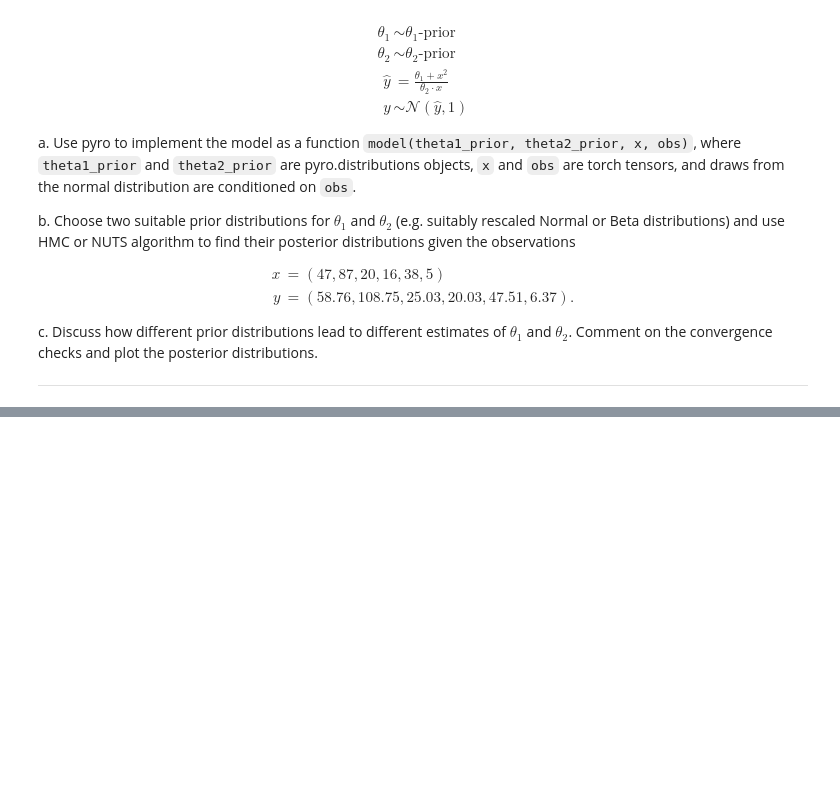
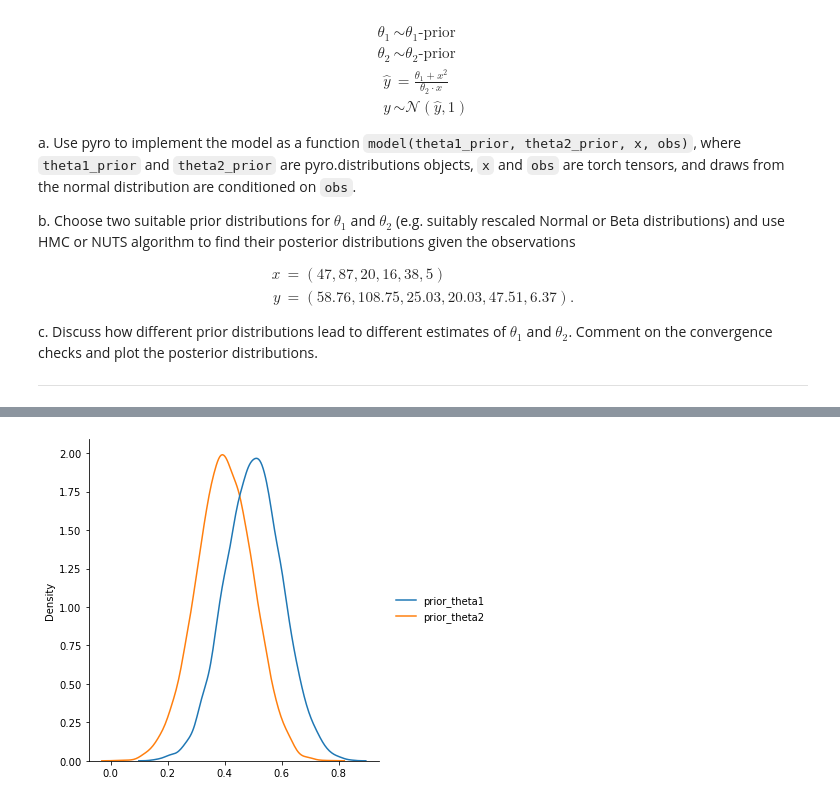
Before and after one commit to Francesc0rtu/statistical-machine-learning, a Jupyter notebook: homeworks2022/Solutions/homework4_ortu.ipynb, the cells around one changed output, grey strips where cells are left out. Saved outputs shown, nothing was run; the diff lists cells and outputs as text; code cells hidden in the pictures; blank space fills up the shorter version.

```diff
--- a/homeworks2022/Solutions/homework4_ortu.ipynb
+++ b/homeworks2022/Solutions/homework4_ortu.ipynb
@@ -72,6 +84,7 @@ theta2_beta = dist.Beta(0.5,0.9)
 # %%
 ### Gaussian distributions
-theta1_gauss = dist.Normal(0.40,0.1)
-theta2_gauss = dist.Normal(0.55,0.1)
-plot_dist(theta1_gauss)
-plot_dist(theta2_gauss)
+theta1_gauss = dist.Normal(0.5,0.1)
+theta2_gauss = dist.Normal(0.4,0.1)
+plot_dist(theta1_gauss, theta2_gauss)
+# %% [output]
+[figure, added]
```
Also changed, not shown: parts of 20 cells of this notebook, 9 other files.
